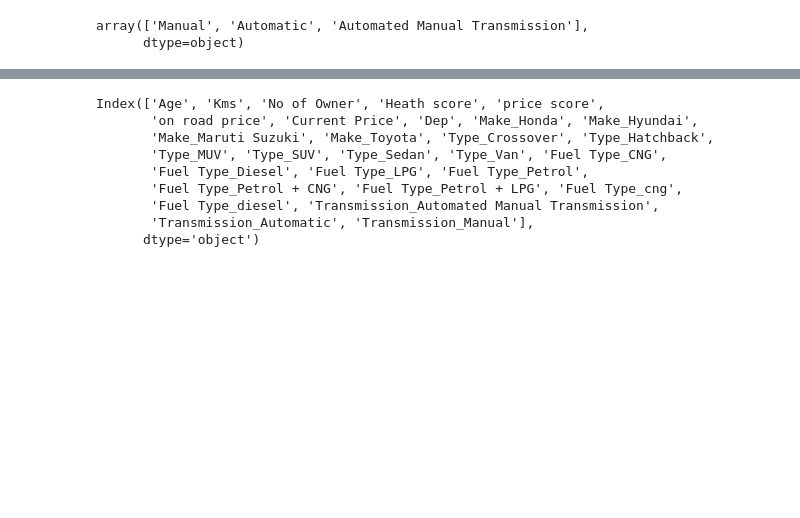
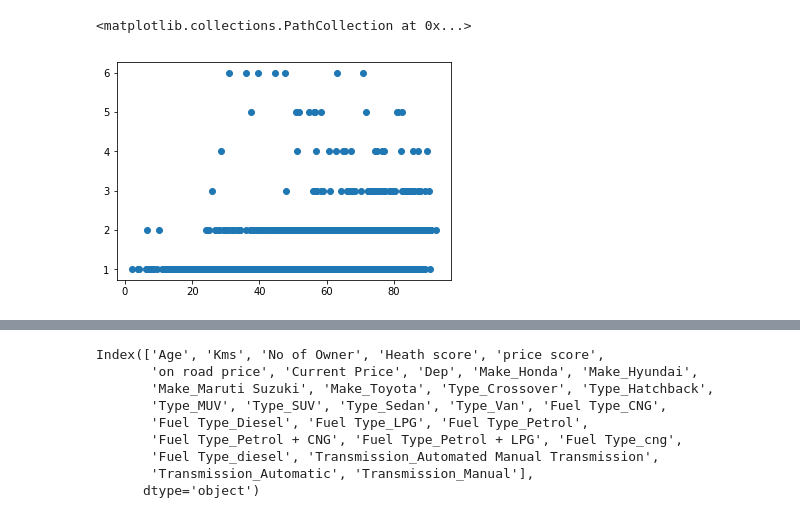
Before and after one commit to maykulkarni/kaggle_solutions, a Jupyter notebook: car price depracation/car_dep.ipynb, the cells around one changed output, grey strips where cells are left out. Saved outputs shown, nothing was run; the diff lists cells and outputs as text; code cells hidden in the pictures; blank space fills up the shorter version.

```diff
--- a/car price depracation/car_dep.ipynb
+++ b/car price depracation/car_dep.ipynb
@@ -28,11 +28,11 @@ df.head()
 | 2 | Hyundai | Hatchback | Petrol | 8 | Manual | 31143 | 1 | 6.2 | 4.6 | ... |
 | 3 | Hyundai | Sedan | Diesel | 2 | Automatic | 6000 | 1 | 8.5 | 7.9 | ... |
 | 4 | Hyundai | Hatchback | Petrol | 11 | Manual | 100000 | 2 | 4.3 | 9.9 | ... |
-# %%
-df["Transmission"].unique()
-# %% [output]
-array(['Manual', 'Automatic', 'Automated Manual Transmission'],
-      dtype=object)
+# %%
+plt.scatter( df["Dep"], df["No of Owner"])
+# %% [output]
+<matplotlib.collections.PathCollection at 0x...>
+[figure, added]
 # %%
 df[df["Transmission"] == "Automated Manual Transmission"]
 # %% [output]
```
Also changed, not shown: parts of 2 cells of this notebook.
